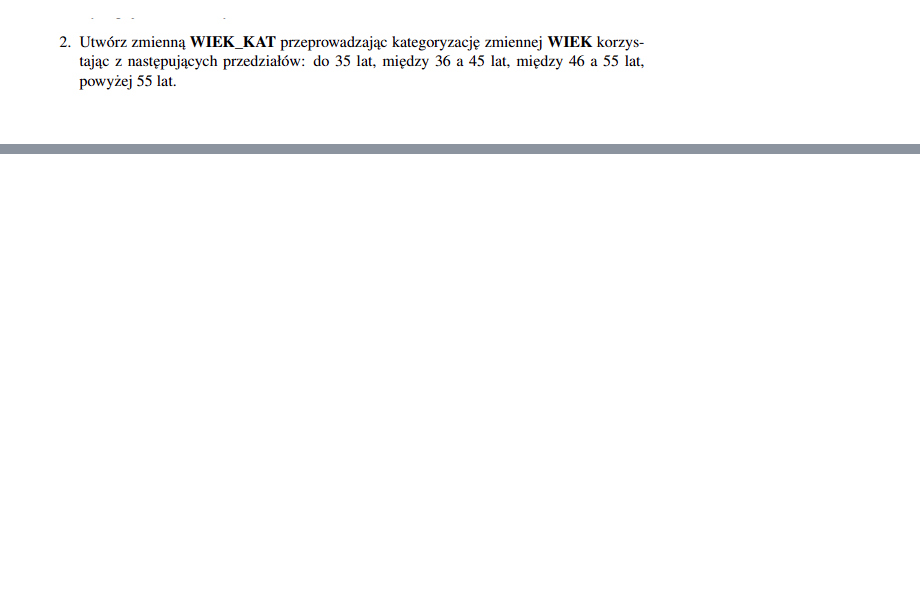
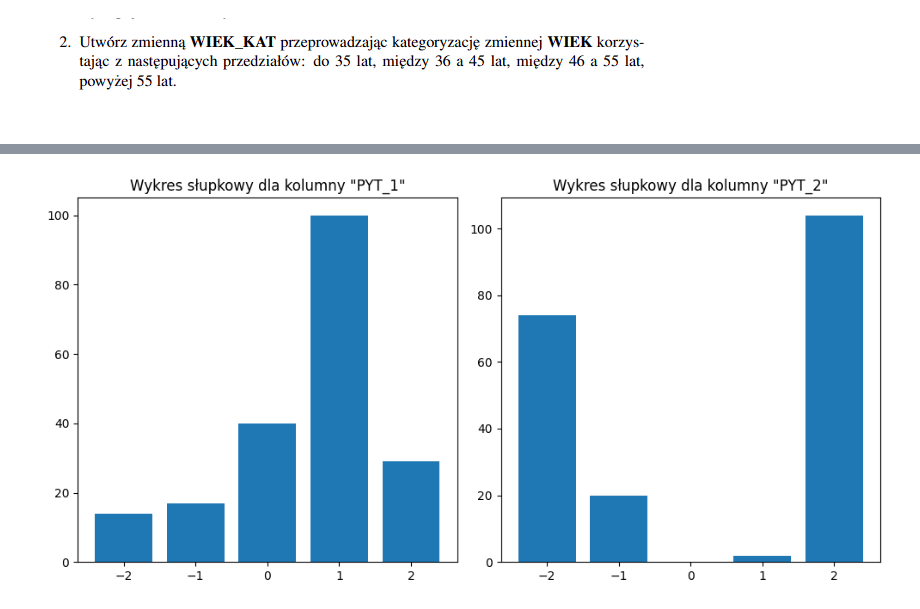
Before and after one commit to rafglo/Analysis-of-Survey-Data, a Jupyter notebook: lista1.ipynb, the cells around one changed output, grey strips where cells are left out. Cells and saved outputs as stored; diff of their text form; code cells hidden in the pictures; blank space fills up the shorter version.

```diff
--- a/lista1.ipynb
+++ b/lista1.ipynb
@@ -52,0 +117,15 @@ df
+# %%
+plt.figure(figsize=(10, 5))
+
+plt.subplot(1,2,1)
+plt.bar(table_pyt1.index, table_pyt1)
+plt.title('Wykres słupkowy dla kolumny "PYT_1"')
+
+plt.subplot(1,2,2)
+plt.bar(table_pyt2.index, table_pyt2)
+plt.title('Wykres słupkowy dla kolumny "PYT_2"')
+
+plt.tight_layout()
+plt.show()
+# %% [output]
+[figure, added]
```
Also changed, not shown: parts of 22 cells of this notebook.
